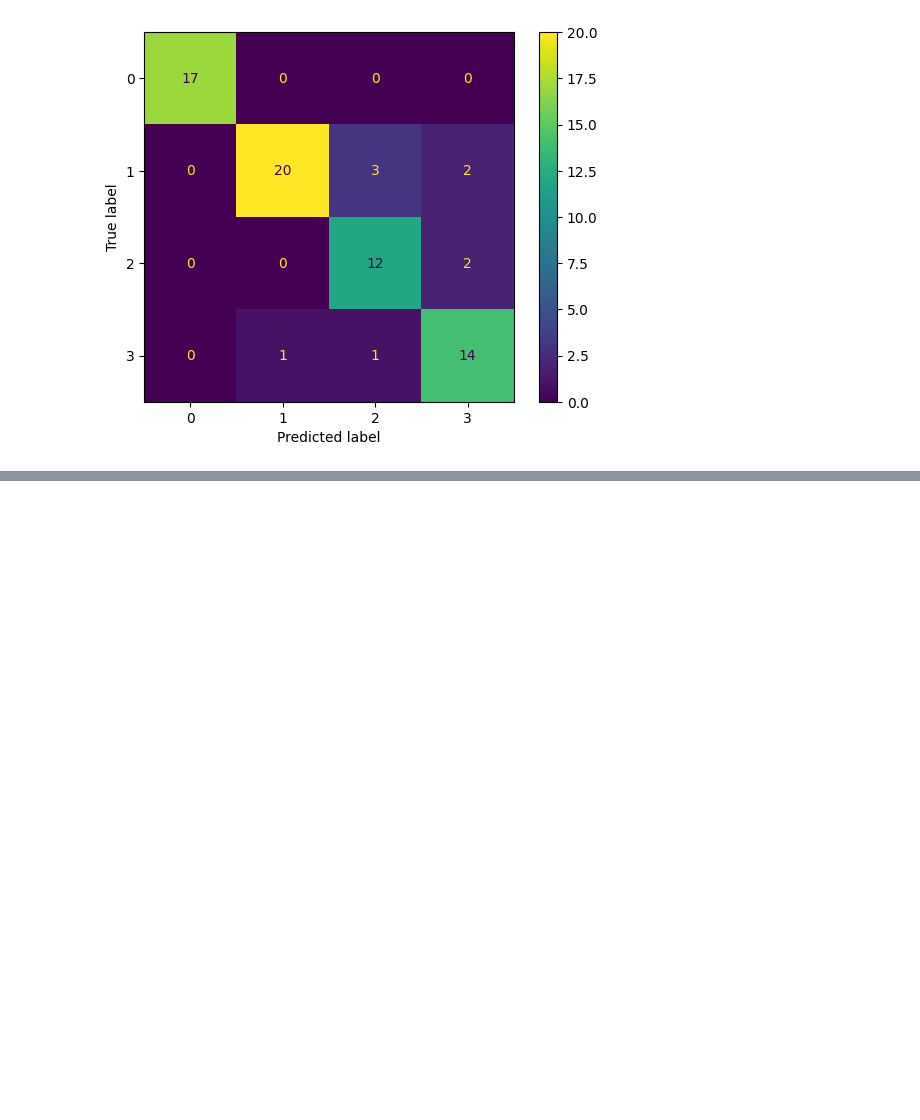
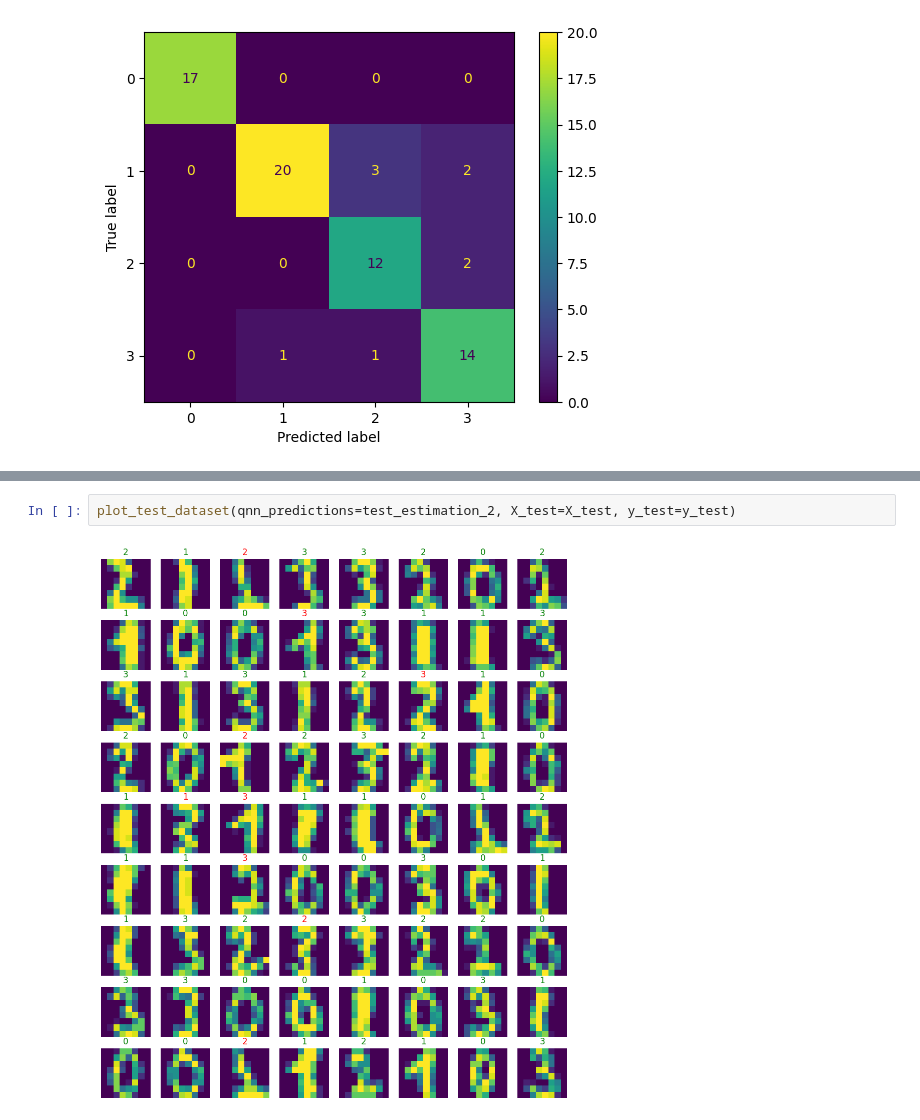
Before and after one commit to poporubeus/quantum_machine_learning, a Jupyter notebook: multilabel_classification/tutorial/run_tutorial.ipynb, the cells around one changed output, grey strips where cells are left out. Saved outputs shown, nothing was run; the diff lists cells and outputs as text; blank space fills up the shorter version.

```diff
--- a/multilabel_classification/tutorial/run_tutorial.ipynb
+++ b/multilabel_classification/tutorial/run_tutorial.ipynb
@@ -138,3 +175,7 @@ plt.show()
+# %%
+plot_test_dataset(qnn_predictions=test_estimation_2, X_test=X_test, y_test=y_test)
+# %% [output]
+[figure, added]
 # %% [markdown]
 __Just a quick comment:__ this is a toy and very simple model which could be improved in several ways: the architecure could be changed, more qubits could be added into it, metrics and loss functions could be adapted to a specific classification task... The point here is that, a lower number of trainable parameters (with respect to the encoded features) is enough to obtain, not the best classification accuracy within validation and test set, but certainly we have small overfitting!
 Note also that the dataset has not been previosly balanced, and reducing or increasing certain classes of images could help in raising up the accuracy during the test.
```
Also changed, not shown: parts of 6 cells of this notebook.
